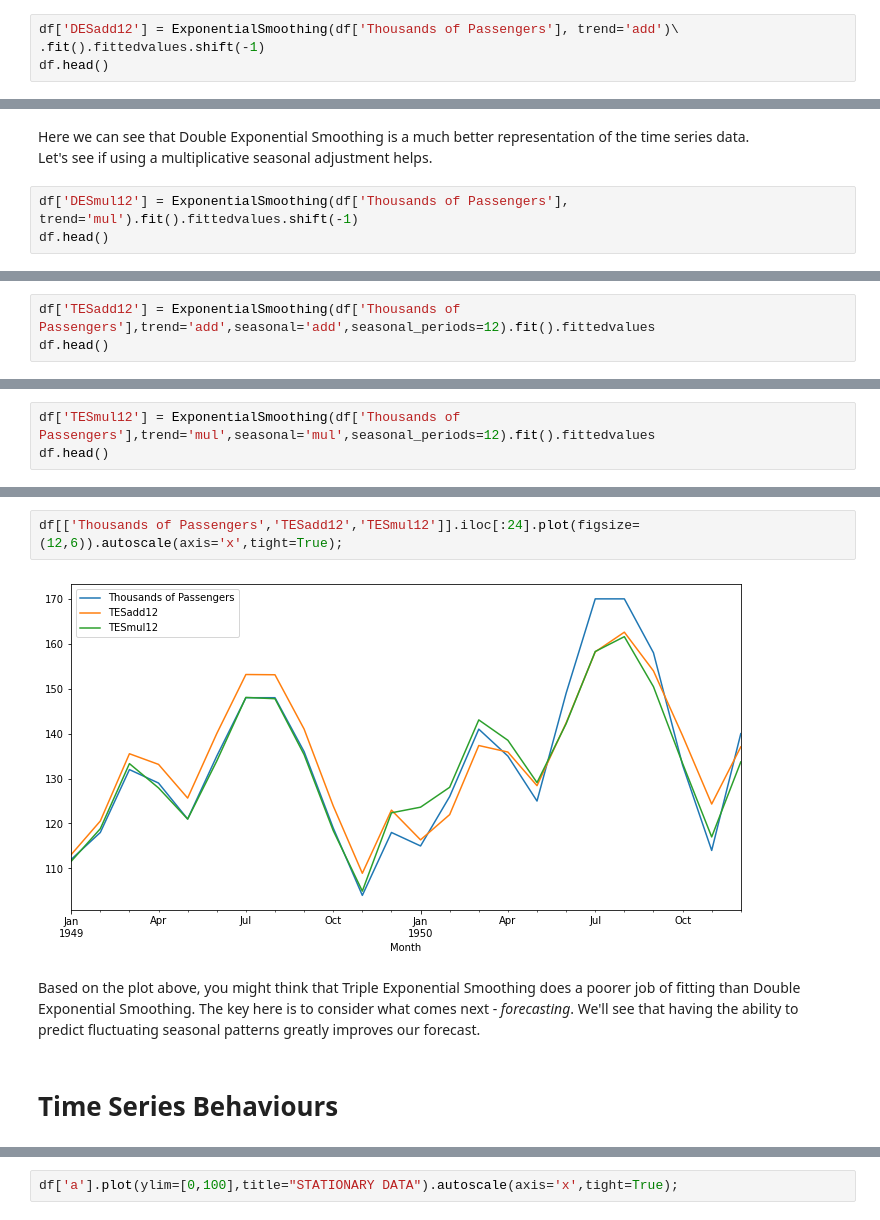
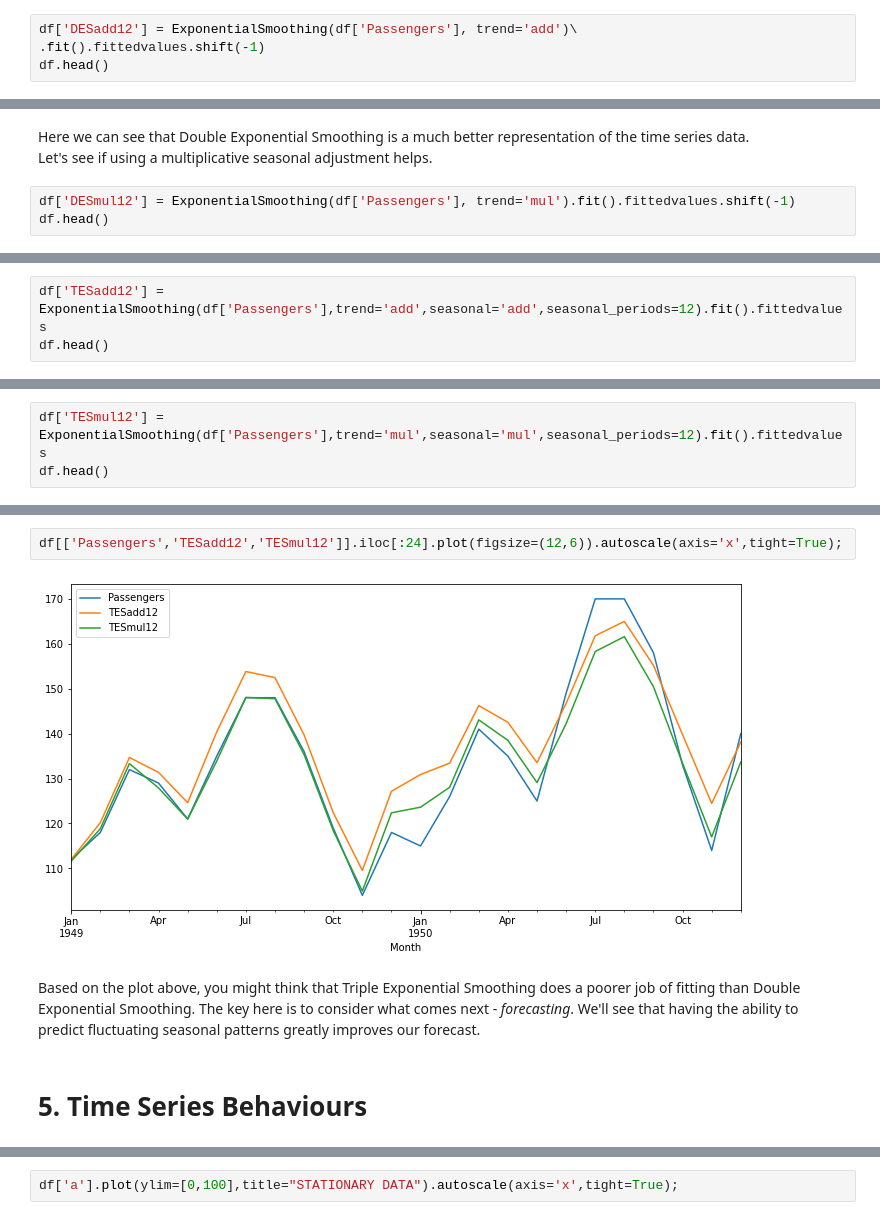
Before and after one commit to ChanCheeKean/DataScience, a Jupyter notebook: 02 - Time Series/02 - Time Series Analysis.ipynb, the cells around one changed output, grey strips where cells are left out. Drawn from its saved outputs; the diff is of its cells as text.

```diff
--- a/02 - Time Series/02 - Time Series Analysis.ipynb
+++ b/02 - Time Series/02 - Time Series Analysis.ipynb
@@ -255,7 +250,7 @@ We can also address different types of change (growth/decay) in the trend. If a
 
 As we move toward forecasting, it's worth noting that both additive and multiplicative adjustments may become exaggerated over time, and require <em>damping</em> that reduces the size of the trend over future periods until it reaches a flat line.
 # %%
-df['DESadd12'] = ExponentialSmoothing(df['Thousands of Passengers'], trend='add')\
+df['DESadd12'] = ExponentialSmoothing(df['Passengers'], trend='add')\
 .fit().fittedvalues.shift(-1)
 df.head()
 # %% [output]
@@ -274,6 +269,6 @@ df[['Thousands of Passengers','EWMA12','DESadd12']].iloc[:24].plot(figsize=(12,6
 Here we can see that Double Exponential Smoothing is a much better representation of the time series data.<br>
 Let's see if using a multiplicative seasonal adjustment helps.
 # %%
-df['DESmul12'] = ExponentialSmoothing(df['Thousands of Passengers'], trend='mul').fit().fittedvalues.shift(-1)
+df['DESmul12'] = ExponentialSmoothing(df['Passengers'], trend='mul').fit().fittedvalues.shift(-1)
 df.head()
 # %% [output]
@@ -293,5 +288,5 @@ df[['Thousands of Passengers','DESadd12','DESmul12']].iloc[:24].plot(figsize=(12
 Triple Exponential Smoothing, the method most closely associated with Holt-Winters, adds support for both trends and seasonality in the data.
 # %%
-df['TESadd12'] = ExponentialSmoothing(df['Thousands of Passengers'],trend='add',seasonal='add',seasonal_periods=12).fit().fittedvalues
+df['TESadd12'] = ExponentialSmoothing(df['Passengers'],trend='add',seasonal='add',seasonal_periods=12).fit().fittedvalues
 df.head()
 # %% [output]
@@ -305,4 +300,4 @@ df.head()
 # %%
-df['TESmul12'] = ExponentialSmoothing(df['Thousands of Passengers'],trend='mul',seasonal='mul',seasonal_periods=12).fit().fittedvalues
+df['TESmul12'] = ExponentialSmoothing(df['Passengers'],trend='mul',seasonal='mul',seasonal_periods=12).fit().fittedvalues
 df.head()
 # %% [output]
@@ -320,9 +315,9 @@ df[['Thousands of Passengers','TESadd12','TESmul12']].plot(figsize=(12,6)).autos
 # %%
-df[['Thousands of Passengers','TESadd12','TESmul12']].iloc[:24].plot(figsize=(12,6)).autoscale(axis='x',tight=True);
+df[['Passengers','TESadd12','TESmul12']].iloc[:24].plot(figsize=(12,6)).autoscale(axis='x',tight=True);
 # %% [output]
-[figure, old version]
+[figure, new version]
 # %% [markdown]
 Based on the plot above, you might think that Triple Exponential Smoothing does a poorer job of fitting than Double Exponential Smoothing. The key here is to consider what comes next - <em>forecasting</em>. We'll see that having the ability to predict fluctuating seasonal patterns greatly improves our forecast.
 # %% [markdown]
-# Time Series Behaviours
+# 5. Time Series Behaviours
 # %% [markdown]
```
Also changed, not shown: parts of 39 cells of this notebook, 26 other files.
